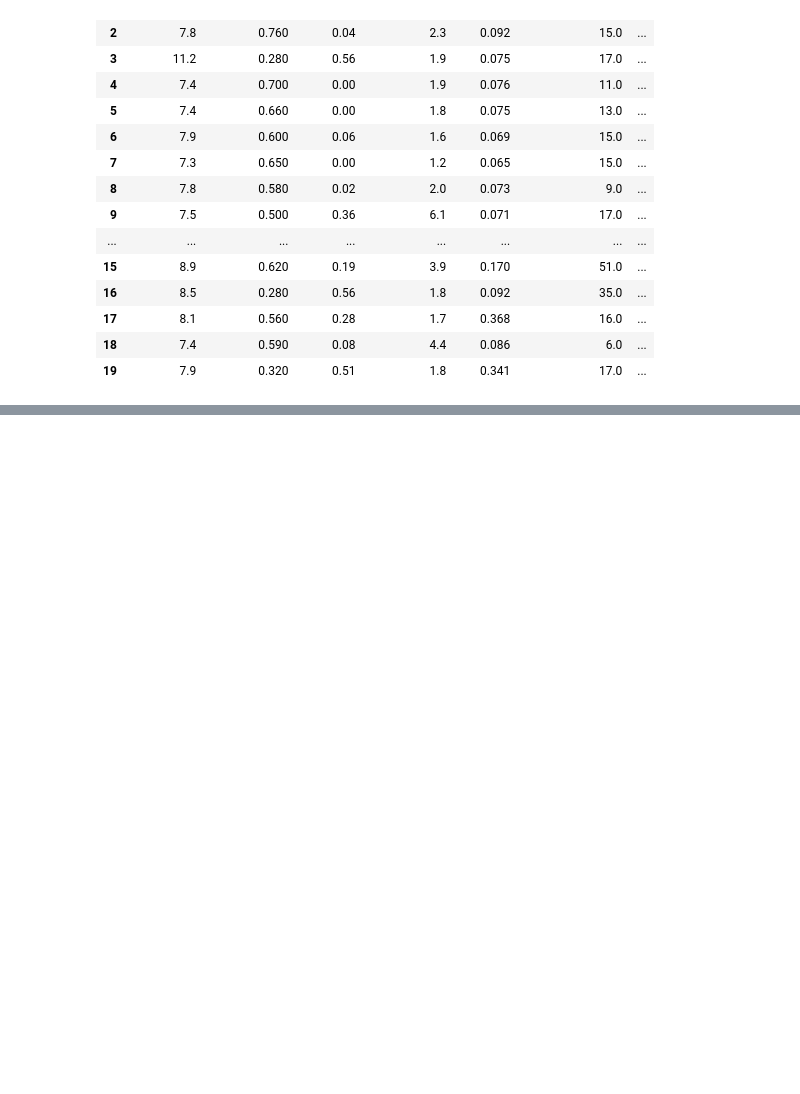
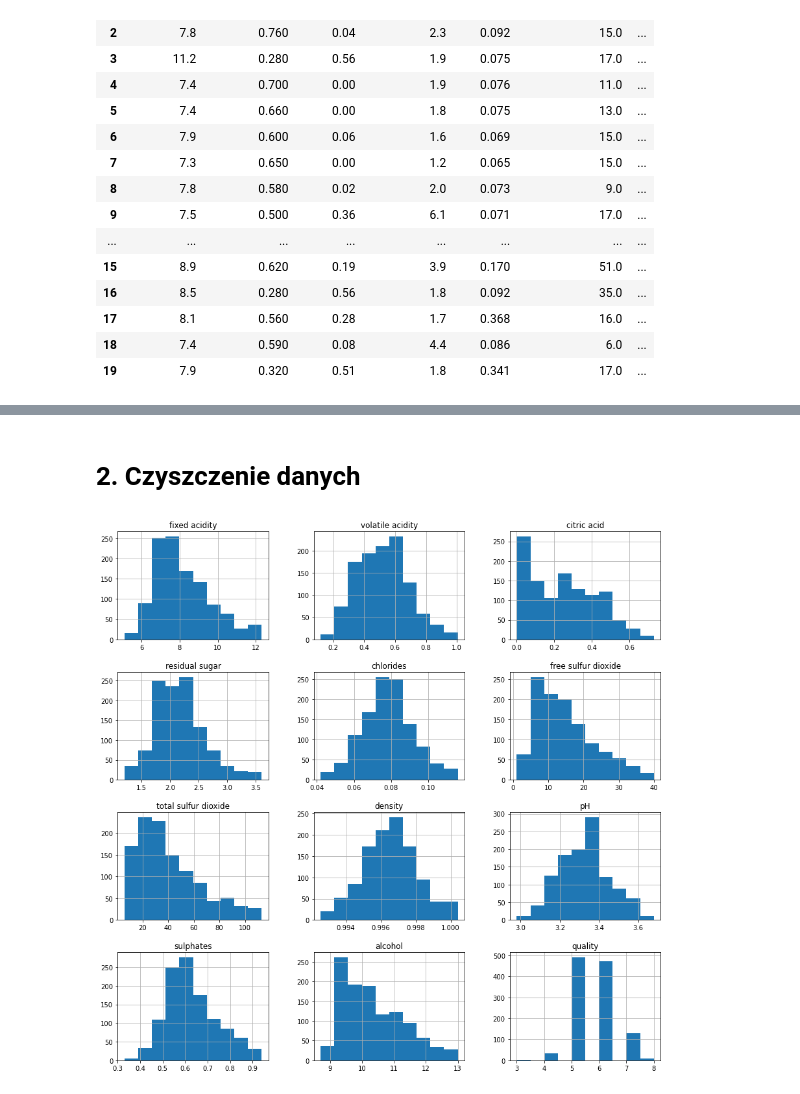
Before and after one commit to kamilprzyb2/Wine, a Jupyter notebook: Winko.ipynb, the cells around one changed output, grey strips where cells are left out. Cells and saved outputs as stored; diff of their text form; code cells hidden in the pictures; blank space fills up the shorter version.

Commit message:
Removing outliers

```diff
--- a/Winko.ipynb
+++ b/Winko.ipynb
@@ -75,5 +76,9 @@ df.head(20)
 | 19 | 7.9 | 0.320 | 0.51 | 1.8 | 0.341 | 17.0 | ... |
 # %%
 # histogram dla każdej wartości
-df.hist(figsize = (15,15))
+
+def print_hist(df):
+    df.hist(figsize = (15,15))
+
+print_hist(df)
 # %% [output]
@@ -112,0 +108,36 @@ plt.show()
+# %% [markdown]
+# 2. Czyszczenie danych
+# %%
+# usuwanie wartości odstających
+
+class Cleaner:
+    def __init__(self, df, n):
+        self.df = df
+        self.n = n
+
+    def remove_outliers(self, key):
+        series = self.df[key]
+
+        # wyznaczamy pierwszy kwartyl
+        q1 = series.quantile(0.25)
+
+        # wyznaczamy trzeci kwartyl
+        q3 = series.quantile(0.75)
+
+        # wyznaczamy rozstęp ćwiartkowy
+        iqr = q3-q1
+
+        # usuwamy wartości skrajne
+        self.df = self.df.loc[(series > q1-self.n*iqr) & (series < q3+self.n*iqr)]
+        return self.df
+
+cleaner = Cleaner(df, 1.5)
+# usuwamy wartości odstające dla wszystkich kolumn poza quality
+
+for p in params:
+    if p != 'quality':
+        df = cleaner.remove_outliers(p)
+
+print_hist(df)
+# %% [output]
+[figure, added]
```
Also changed, not shown: parts of 4 cells of this notebook.
